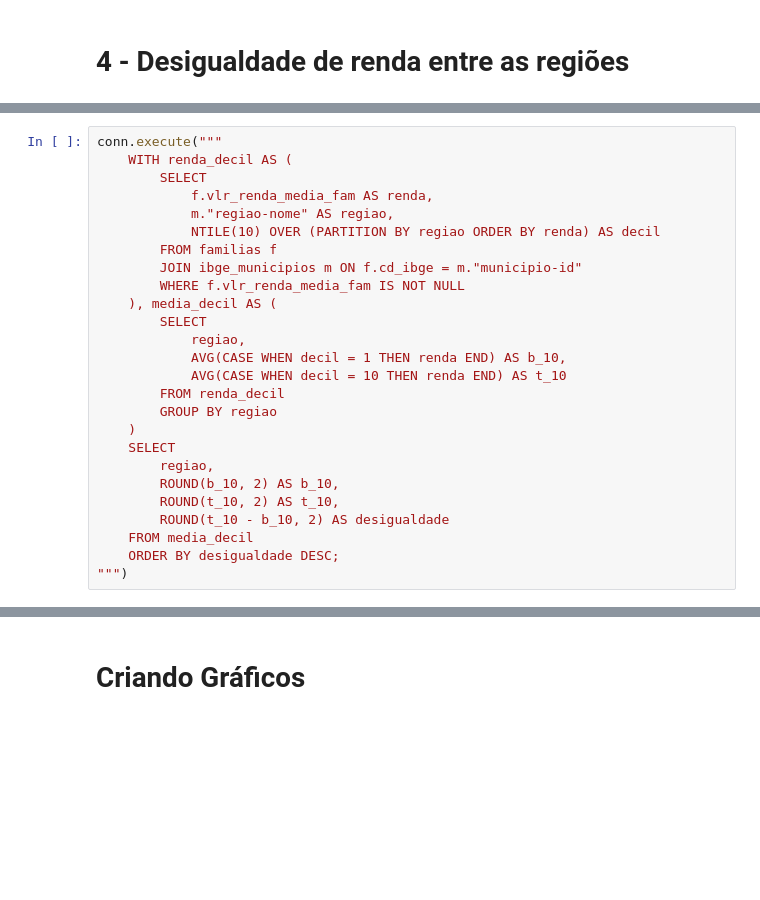
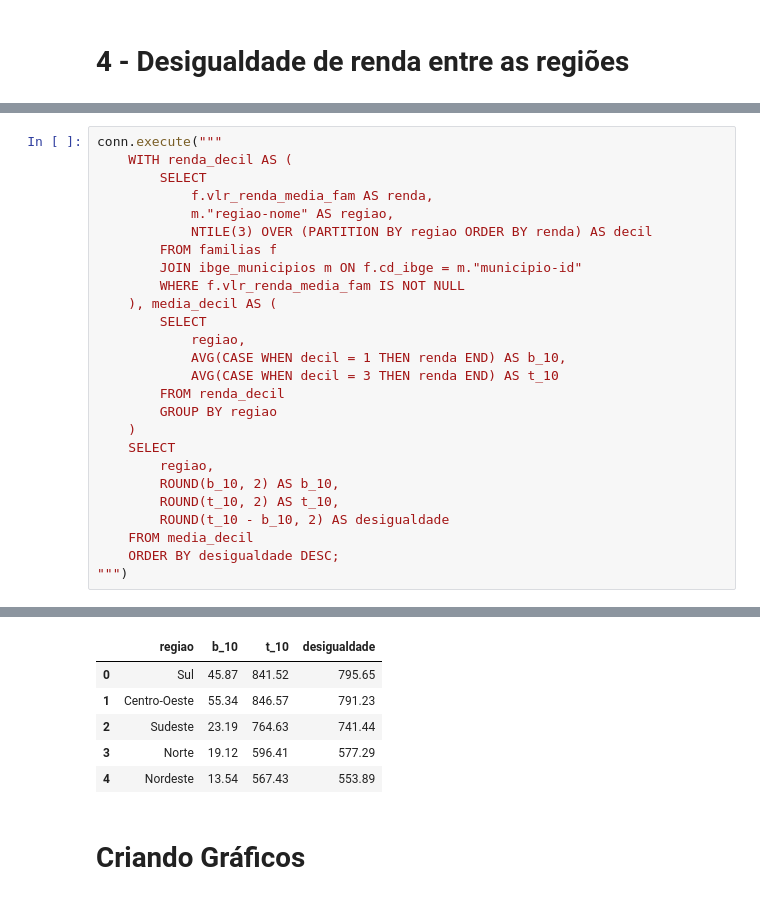
Before and after one commit to s-fontes/minicurso_ciencia_de_dados, a Jupyter notebook: exercicios.ipynb, the cells around one changed output, grey strips where cells are left out. Cells and saved outputs as stored; diff of their text form; blank space fills up the shorter version.

```diff
--- a/exercicios.ipynb
+++ b/exercicios.ipynb
@@ -179,7 +255,7 @@ conn.execute("""
         SELECT
             f.vlr_renda_media_fam AS renda,
             m."regiao-nome" AS regiao,
-            NTILE(10) OVER (PARTITION BY regiao ORDER BY renda) AS decil
+            NTILE(3) OVER (PARTITION BY regiao ORDER BY renda) AS decil
         FROM familias f
         JOIN ibge_municipios m ON f.cd_ibge = m."municipio-id"
         WHERE f.vlr_renda_media_fam IS NOT NULL
@@ -187,7 +263,7 @@ conn.execute("""
         SELECT
             regiao,
             AVG(CASE WHEN decil = 1 THEN renda END) AS b_10,
-            AVG(CASE WHEN decil = 10 THEN renda END) AS t_10
+            AVG(CASE WHEN decil = 3 THEN renda END) AS t_10
         FROM renda_decil
         GROUP BY regiao
     )
@@ -199,3 +275,4 @@ conn.execute("""
     FROM media_decil
     ORDER BY desigualdade DESC;
 """)
+# %% [output]
@@ -202,3 +281,9 @@ conn.execute("""
+|  | regiao | b_10 | t_10 | desigualdade |
+| 0 | Sul | 45.87 | 841.52 | 795.65 |
+| 1 | Centro-Oeste | 55.34 | 846.57 | 791.23 |
+| 2 | Sudeste | 23.19 | 764.63 | 741.44 |
+| 3 | Norte | 19.12 | 596.41 | 577.29 |
+| 4 | Nordeste | 13.54 | 567.43 | 553.89 |
 # %% [markdown]
 # Criando Gráficos
 # %%
```
Also changed, not shown: parts of 9 cells of this notebook.
